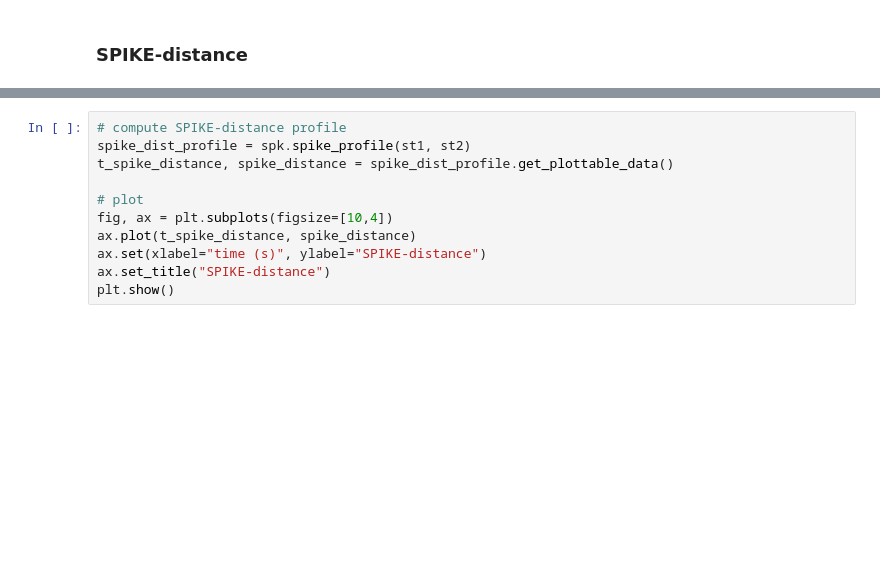
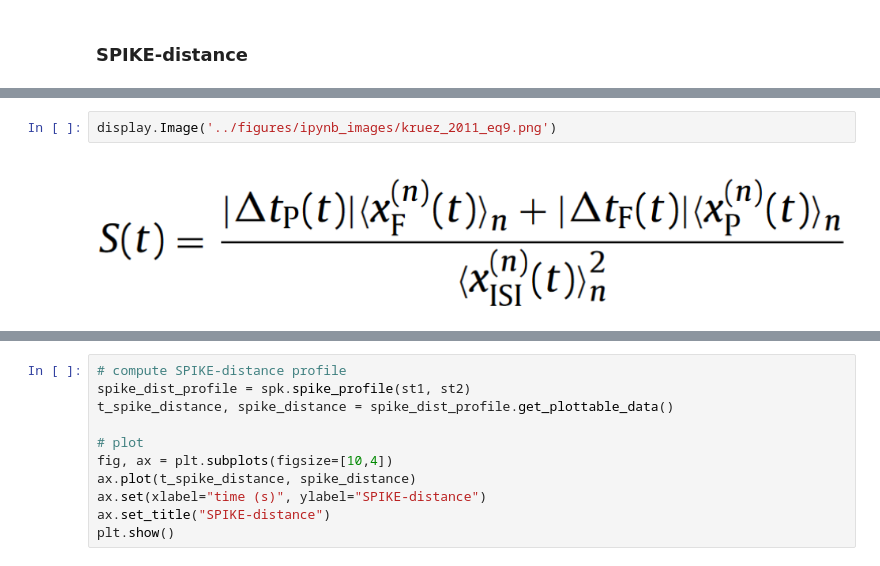
Before and after one commit to mwprestonjr/spike_synchrony, a Jupyter notebook: notebooks/demo_pyspike.ipynb, the cells around one changed output, grey strips where cells are left out. Cells and saved outputs as stored; diff of their text form; blank space fills up the shorter version.

```diff
--- a/notebooks/demo_pyspike.ipynb
+++ b/notebooks/demo_pyspike.ipynb
@@ -62,0 +77,4 @@ plt.show()
+# %%
+display.Image('../figures/ipynb_images/kruez_2011_eq9.png')
+# %% [output]
+[figure, added]
```
Also changed, not shown: parts of 8 cells of this notebook.
